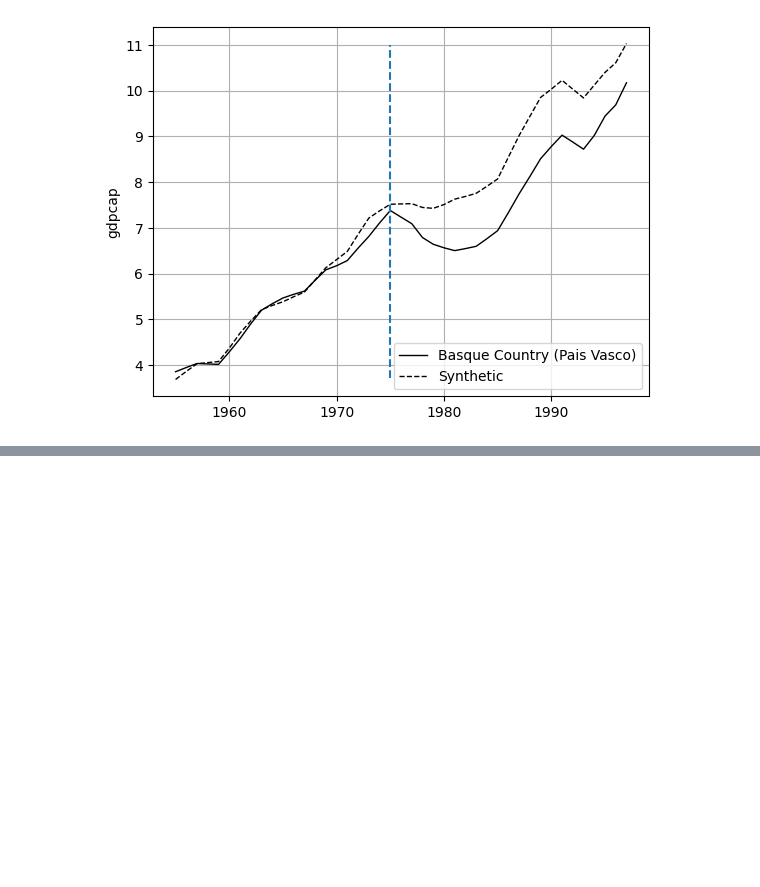
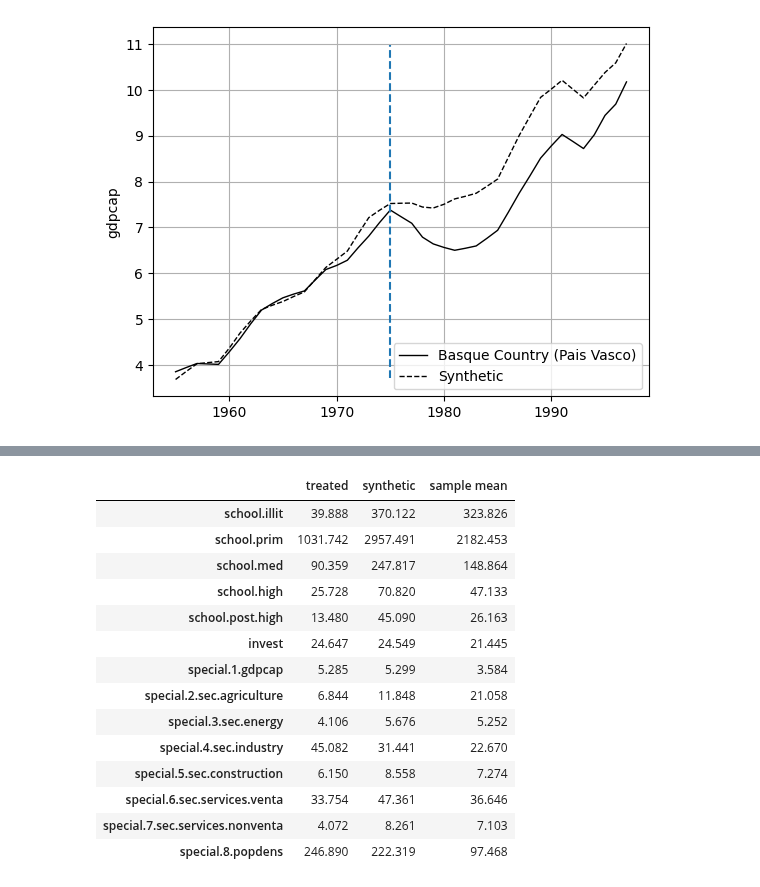
Before and after one commit to sdfordham/pysyncon, a Jupyter notebook: examples/robust/basque_robust.ipynb, the cells around one changed output, grey strips where cells are left out. Saved outputs shown, nothing was run; the diff lists cells and outputs as text; code cells hidden in the pictures; blank space fills up the shorter version.

Commit message:
Fix summary fn (#20)
* Move V calcs to synth class, fix bug if no V avail

* Add summary fn output to notebooks

* lint

* Add unit test for summary fn

* More precision for failing unit tests

```diff
--- a/examples/robust/basque_robust.ipynb
+++ b/examples/robust/basque_robust.ipynb
@@ -83,0 +86,18 @@ robust.gaps_plot(time_period=range(1955, 1998), treatment_time=1975)
+# %%
+robust.summary()
+# %% [output]
+|  | treated | synthetic | sample mean |
+| school.illit | 39.888 | 370.122 | 323.826 |
+| school.prim | 1031.742 | 2957.491 | 2182.453 |
+| school.med | 90.359 | 247.817 | 148.864 |
+| school.high | 25.728 | 70.820 | 47.133 |
+| school.post.high | 13.480 | 45.090 | 26.163 |
+| invest | 24.647 | 24.549 | 21.445 |
+| special.1.gdpcap | 5.285 | 5.299 | 3.584 |
+| special.2.sec.agriculture | 6.844 | 11.848 | 21.058 |
+| special.3.sec.energy | 4.106 | 5.676 | 5.252 |
+| special.4.sec.industry | 45.082 | 31.441 | 22.670 |
+| special.5.sec.construction | 6.150 | 8.558 | 7.274 |
+| special.6.sec.services.venta | 33.754 | 47.361 | 36.646 |
+| special.7.sec.services.nonventa | 4.072 | 8.261 | 7.103 |
+| special.8.popdens | 246.890 | 222.319 | 97.468 |
```
Also changed, not shown: parts of 3 cells of this notebook, 5 other files.
